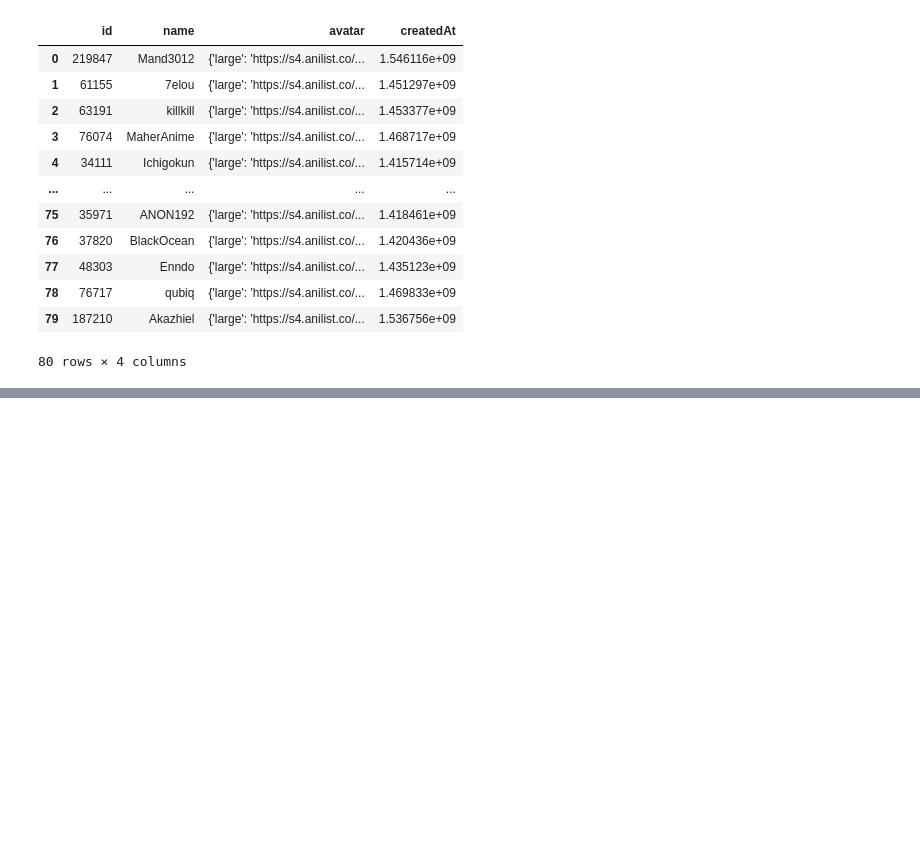
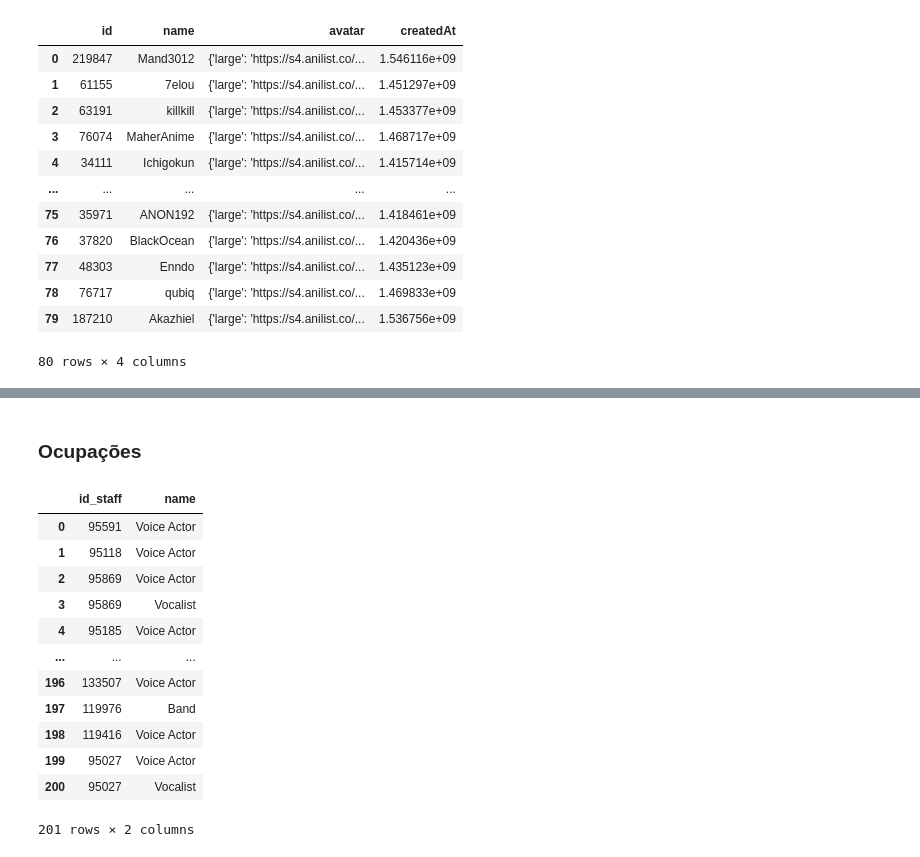
Before and after one commit to E-rhari/AniLista, a Jupyter notebook: requestApi.ipynb, the cells around one changed output, grey strips where cells are left out. Saved outputs shown, nothing was run; the diff lists cells and outputs as text; code cells hidden in the pictures; blank space fills up the shorter version.

```diff
--- a/requestApi.ipynb
+++ b/requestApi.ipynb
@@ -276,0 +429,28 @@ dfs['user']
+# %% [markdown]
+### Ocupações
+# %%
+compondOccupations = dfs['staff'][['id', 'primaryOccupations']]
+
+dfs['occupation'] = pd.DataFrame(columns=['id_staff', 'name'])
+
+# bad and stinky code but god has punished me for my hubris and my work is never finished
+# so I don't have the time to fix it
+for id, occupations in compondOccupations.values:
+    for occupation in occupations:
+        dfs['occupation'].loc[len(dfs['occupation'])] = [id, occupation]
+
+dfs['occupation']
+# %% [output]
+|  | id_staff | name |
+| 0 | 95591 | Voice Actor |
+| 1 | 95118 | Voice Actor |
+| 2 | 95869 | Voice Actor |
+| 3 | 95869 | Vocalist |
+| 4 | 95185 | Voice Actor |
+| ... | ... | ... |
+| 196 | 133507 | Voice Actor |
+| 197 | 119976 | Band |
+| 198 | 119416 | Voice Actor |
+| 199 | 95027 | Voice Actor |
+| 200 | 95027 | Vocalist |
+201 rows × 2 columns
```
Also changed, not shown: parts of 18 cells of this notebook.
